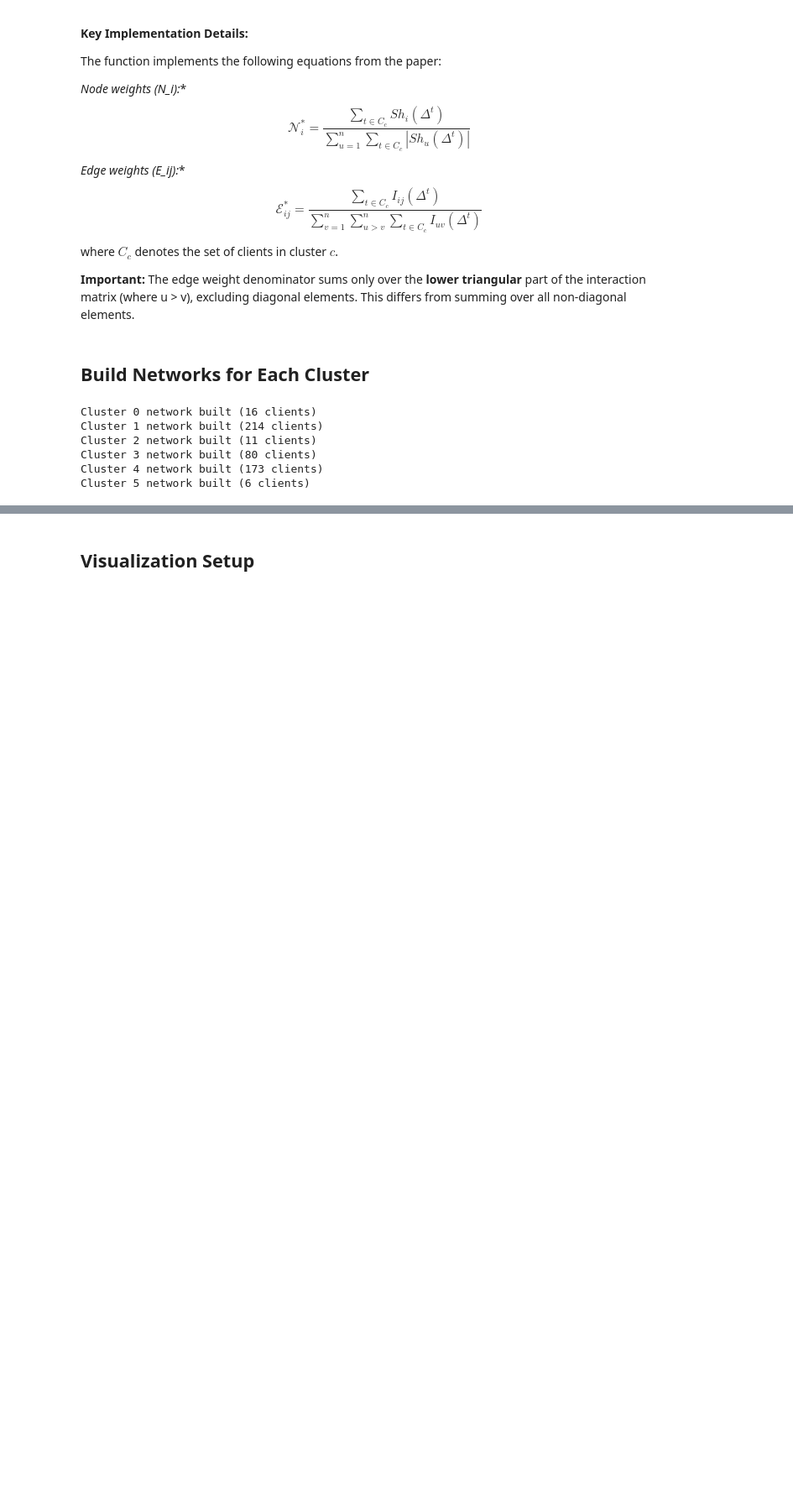
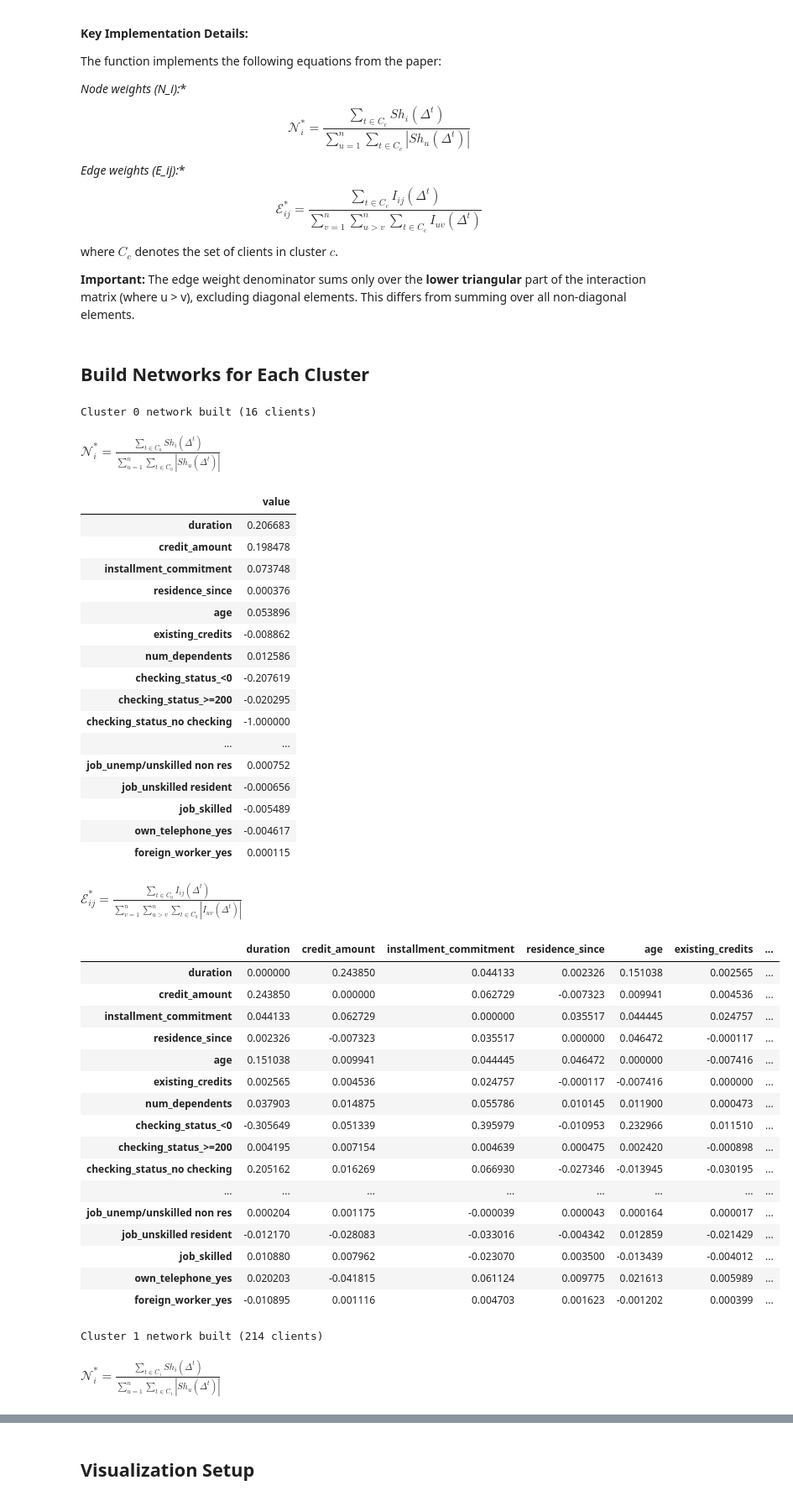
Before and after one commit to perez-sechi/IJAR-python, a Jupyter notebook: run/visualization/credit/rf/clustering_network.ipynb, the cells around one changed output, grey strips where cells are left out. Shown at 84% size. Cells and saved outputs as stored; diff of their text form; code cells hidden in the pictures; blank space fills up the shorter version.

Commit message:
fix: display all items in jupyter notebooks for tables

```diff
--- a/run/visualization/credit/rf/clustering_network.ipynb
+++ b/run/visualization/credit/rf/clustering_network.ipynb
@@ -25,6 +25,12 @@ from cgt_perezsechi.manipulation.norm import normalize_psi, normalize_r
 # %%
 # Configure matplotlib for VS Code Jupyter
 %matplotlib inline
+# Set pandas display options to avoid truncation
+pd.set_option('display.max_rows', None)
+pd.set_option('display.max_columns', None)
+pd.set_option('display.width', None)
+pd.set_option('display.max_colwidth', None)
+pd.set_option('display.max_info_columns', 99999)
 # %%
 # Load data
 X = pd.read_pickle("../../../../data/credit/x_values.pkl")
@@ -210,26 +216,65 @@ def build_network_for_cluster(cluster_mask, shap_values, shap_interaction_values
 # %% [markdown]
 ## Build Networks for Each Cluster
 # %%
+from IPython.display import display, Math
+
 # Build networks for each cluster
 cluster_networks = {}
 
 for cluster_id in range(optimal_k):
     cluster_mask = cluster_labels == cluster_id
     psi_1, r_1, psi_2, r_2 = build_network_for_cluster(
         cluster_mask, shap_features, shap_interaction_values, X_shapley
     )
     cluster_networks[cluster_id] = {
         'psi_1': psi_1,
         'r_1': r_1,
         'psi_2': psi_2,
         'r_2': r_2,
         'n_clients': cluster_mask.sum()
     }
     print(f"Cluster {cluster_id} network built ({cluster_mask.sum()} clients)")
+    display(Math(r"\mathcal{N}^*_i = \frac{\sum_{t \in C_{" + str(cluster_id) + r"}} Sh_{i}(\Delta^{t})}{\sum_{u=1}^{n} \sum_{t \in C_{" + str(cluster_id) + r"}} |Sh_{u}(\Delta^{t})|}"))
+    display(psi_2)
+    display(Math(r"\mathcal{E}^*_{ij} = \frac{\sum_{t \in C_{" + str(cluster_id) + r"}} I_{ij}(\Delta^{t})}{\sum_{v=1}^{n} \sum_{u > v}^{n} \sum_{t \in C_{" + str(cluster_id) + r"}} |I_{uv}(\Delta^{t})|}"))
+    display(r_2)
 # %% [output]
 Cluster 0 network built (16 clients)
-Cluster 1 network built (214 clients)
-Cluster 2 network built (11 clients)
-Cluster 3 network built (80 clients)
-Cluster 4 network built (173 clients)
-Cluster 5 network built (6 clients)
+$\displaystyle \mathcal{N}^*_i = \frac{\sum_{t \in C_{0}} Sh_{i}(\Delta^{t})}{\sum_{u=1}^{n} \sum_{t \in C_{0}} |Sh_{u}(\Delta^{t})|}$
+|  | value |
+| duration | 0.206683 |
+| credit_amount | 0.198478 |
+| installment_commitment | 0.073748 |
+| residence_since | 0.000376 |
+| age | 0.053896 |
+| existing_credits | -0.008862 |
+| num_dependents | 0.012586 |
+| checking_status_<0 | -0.207619 |
+| checking_status_>=200 | -0.020295 |
+| checking_status_no checking | -1.000000 |
+| ... | ... |
+| job_unemp/unskilled non res | 0.000752 |
+| job_unskilled resident | -0.000656 |
+| job_skilled | -0.005489 |
+| own_telephone_yes | -0.004617 |
+| foreign_worker_yes | 0.000115 |
+$\displaystyle \mathcal{E}^*_{ij} = \frac{\sum_{t \in C_{0}} I_{ij}(\Delta^{t})}{\sum_{v=1}^{n} \sum_{u > v}^{n} \sum_{t \in C_{0}} |I_{uv}(\Delta^{t})|}$
+|  | duration | credit_amount | installment_commitment | residence_since | age | existing_credits | ... |
+| duration | 0.000000 | 0.243850 | 0.044133 | 0.002326 | 0.151038 | 0.002565 | ... |
+| credit_amount | 0.243850 | 0.000000 | 0.062729 | -0.007323 | 0.009941 | 0.004536 | ... |
+| installment_commitment | 0.044133 | 0.062729 | 0.000000 | 0.035517 | 0.044445 | 0.024757 | ... |
+| residence_since | 0.002326 | -0.007323 | 0.035517 | 0.000000 | 0.046472 | -0.000117 | ... |
+| age | 0.151038 | 0.009941 | 0.044445 | 0.046472 | 0.000000 | -0.007416 | ... |
+| existing_credits | 0.002565 | 0.004536 | 0.024757 | -0.000117 | -0.007416 | 0.000000 | ... |
+| num_dependents | 0.037903 | 0.014875 | 0.055786 | 0.010145 | 0.011900 | 0.000473 | ... |
+| checking_status_<0 | -0.305649 | 0.051339 | 0.395979 | -0.010953 | 0.232966 | 0.011510 | ... |
+| checking_status_>=200 | 0.004195 | 0.007154 | 0.004639 | 0.000475 | 0.002420 | -0.000898 | ... |
+| checking_status_no checking | 0.205162 | 0.016269 | 0.066930 | -0.027346 | -0.013945 | -0.030195 | ... |
+| ... | ... | ... | ... | ... | ... | ... | ... |
+| job_unemp/unskilled non res | 0.000204 | 0.001175 | -0.000039 | 0.000043 | 0.000164 | 0.000017 | ... |
+| job_unskilled resident | -0.012170 | -0.028083 | -0.033016 | -0.004342 | 0.012859 | -0.021429 | ... |
+| job_skilled | 0.010880 | 0.007962 | -0.023070 | 0.003500 | -0.013439 | -0.004012 | ... |
+| own_telephone_yes | 0.020203 | -0.041815 | 0.061124 | 0.009775 | 0.021613 | 0.005989 | ... |
+| foreign_worker_yes | -0.010895 | 0.001116 | 0.004703 | 0.001623 | -0.001202 | 0.000399 | ... |
+Cluster 1 network built (214 clients)
+$\displaystyle \mathcal{N}^*_i = \frac{\sum_{t \in C_{1}} Sh_{i}(\Delta^{t})}{\sum_{u=1}^{n} \sum_{t \in C_{1}} |Sh_{u}(\Delta^{t})|}$
```
Also changed, not shown: parts of 1 cell of this notebook, 19 other files.
